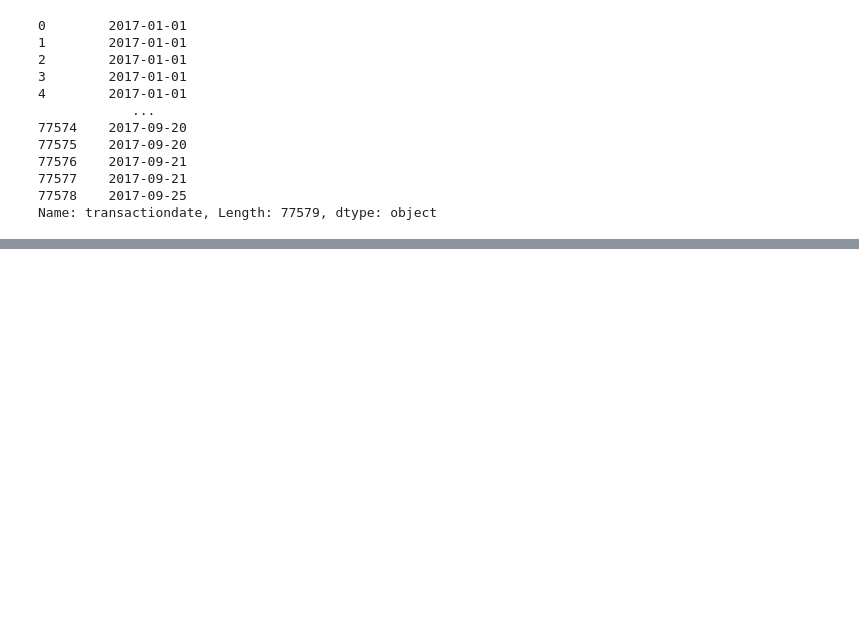
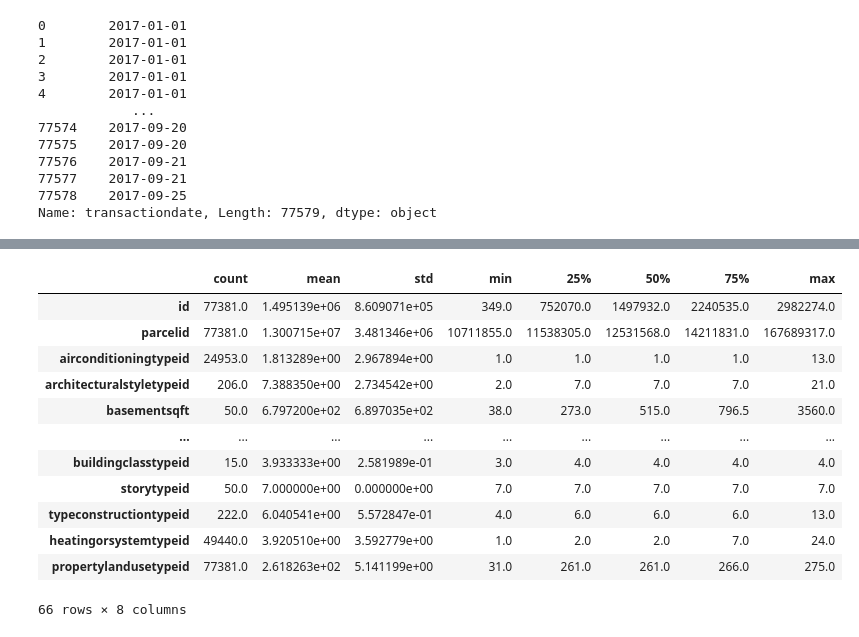
Before and after one commit to johnathon-smith/clustering-exercises, a Jupyter notebook: zillow.ipynb, the cells around one changed output, grey strips where cells are left out. Drawn from its saved outputs; the diff is of its cells as text; code cells hidden in the pictures; blank space fills up the shorter version.

Commit message:
Completed first set of exercises on wrangling and preparing zillow data

```diff
--- a/zillow.ipynb
+++ b/zillow.ipynb
@@ -110,0 +89,16 @@ memory usage: 46.0+ MB
+# %%
+zillow.describe().T
+# %% [output]
+|  | count | mean | std | min | 25% | 50% | 75% | max |
+| id | 77381.0 | 1.495139e+06 | 8.609071e+05 | 349.0 | 752070.0 | 1497932.0 | 2240535.0 | 2982274.0 |
+| parcelid | 77381.0 | 1.300715e+07 | 3.481346e+06 | 10711855.0 | 11538305.0 | 12531568.0 | 14211831.0 | 167689317.0 |
+| airconditioningtypeid | 24953.0 | 1.813289e+00 | 2.967894e+00 | 1.0 | 1.0 | 1.0 | 1.0 | 13.0 |
+| architecturalstyletypeid | 206.0 | 7.388350e+00 | 2.734542e+00 | 2.0 | 7.0 | 7.0 | 7.0 | 21.0 |
+| basementsqft | 50.0 | 6.797200e+02 | 6.897035e+02 | 38.0 | 273.0 | 515.0 | 796.5 | 3560.0 |
+| ... | ... | ... | ... | ... | ... | ... | ... | ... |
+| buildingclasstypeid | 15.0 | 3.933333e+00 | 2.581989e-01 | 3.0 | 4.0 | 4.0 | 4.0 | 4.0 |
+| storytypeid | 50.0 | 7.000000e+00 | 0.000000e+00 | 7.0 | 7.0 | 7.0 | 7.0 | 7.0 |
+| typeconstructiontypeid | 222.0 | 6.040541e+00 | 5.572847e-01 | 4.0 | 6.0 | 6.0 | 6.0 | 13.0 |
+| heatingorsystemtypeid | 49440.0 | 3.920510e+00 | 3.592779e+00 | 1.0 | 2.0 | 2.0 | 7.0 | 24.0 |
+| propertylandusetypeid | 77381.0 | 2.618263e+02 | 5.141199e+00 | 31.0 | 261.0 | 261.0 | 266.0 | 275.0 |
+66 rows × 8 columns
```
Also changed, not shown: parts of 31 cells of this notebook.
